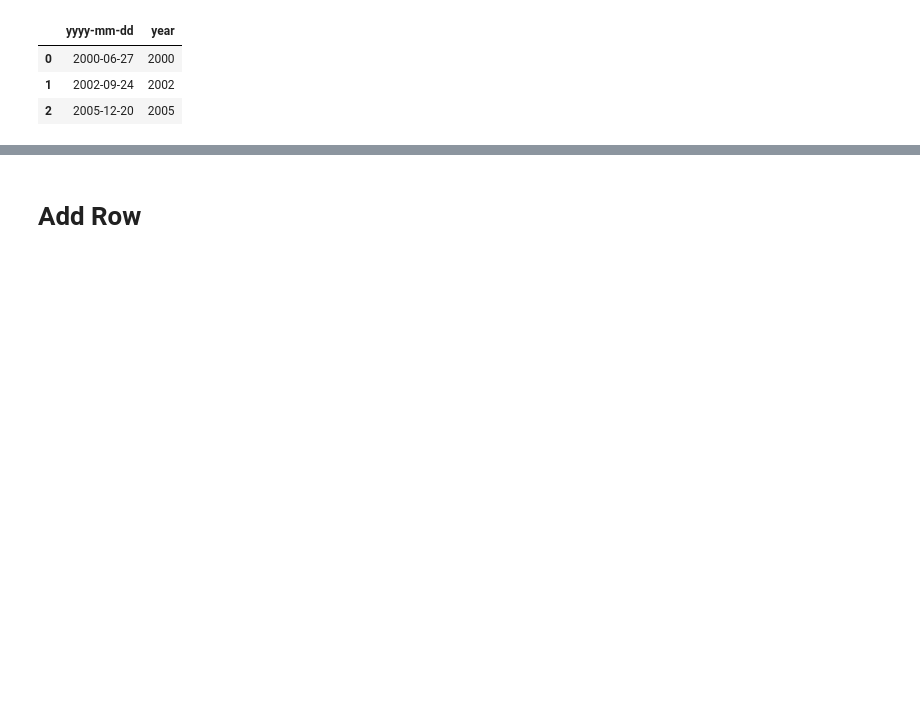
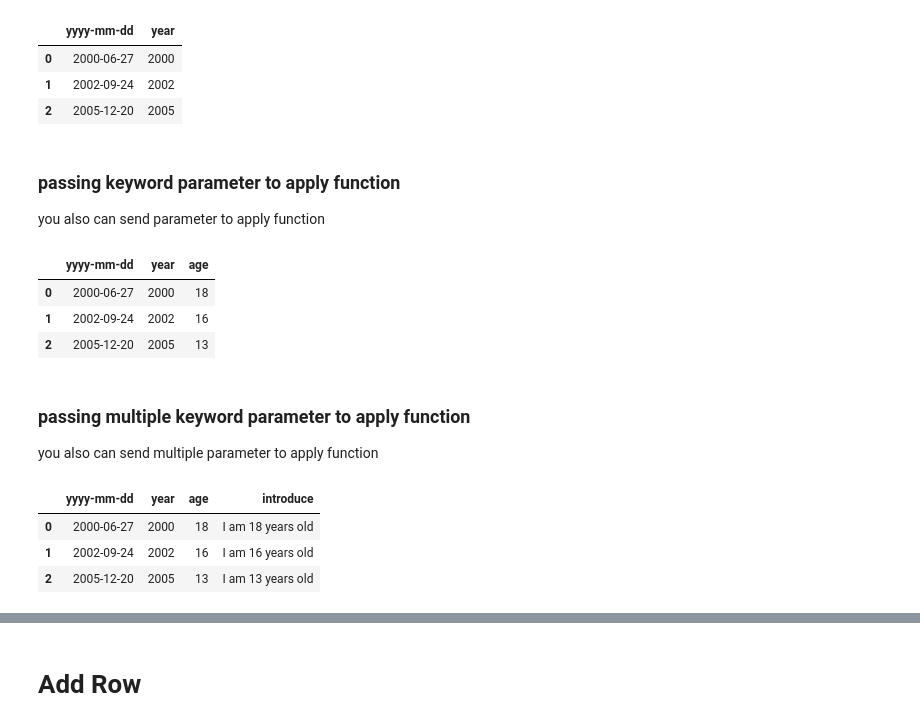
Before and after one commit to minsuk-heo/pandas, a Jupyter notebook: Pandas_Cheatsheet.ipynb, the cells around one changed output, grey strips where cells are left out. Saved outputs shown, nothing was run; the diff lists cells and outputs as text; code cells hidden in the pictures; blank space fills up the shorter version.

Commit message:
apply function added

```diff
--- a/Pandas_Cheatsheet.ipynb
+++ b/Pandas_Cheatsheet.ipynb
@@ -743,3 +745,33 @@ df
 | 0 | 2000-06-27 | 2000 |
 | 1 | 2002-09-24 | 2002 |
 | 2 | 2005-12-20 | 2005 |
+# %% [markdown]
+### passing keyword parameter to apply function
+you also can send parameter to apply function
+# %%
+def extract_year(year, current_year):
+    return current_year - int(year)
+# %%
+df['age'] = df['year'].apply(extract_year, current_year=2018)
+# %%
+df
+# %% [output]
+|  | yyyy-mm-dd | year | age |
+| 0 | 2000-06-27 | 2000 | 18 |
+| 1 | 2002-09-24 | 2002 | 16 |
+| 2 | 2005-12-20 | 2005 | 13 |
+# %% [markdown]
+### passing multiple keyword parameter to apply function
+you also can send multiple parameter to apply function
+# %%
+def get_introduce(age, prefix, suffix):
+    return prefix + str(age) + suffix
+# %%
+df['introduce'] = df['age'].apply(get_introduce, prefix="I am ", suffix=" years old")
+# %%
+df
+# %% [output]
+|  | yyyy-mm-dd | year | age | introduce |
+| 0 | 2000-06-27 | 2000 | 18 | I am 18 years old |
+| 1 | 2002-09-24 | 2002 | 16 | I am 16 years old |
+| 2 | 2005-12-20 | 2005 | 13 | I am 13 years old |
```
Also changed, not shown: parts of 9 cells of this notebook, 1 other file.
